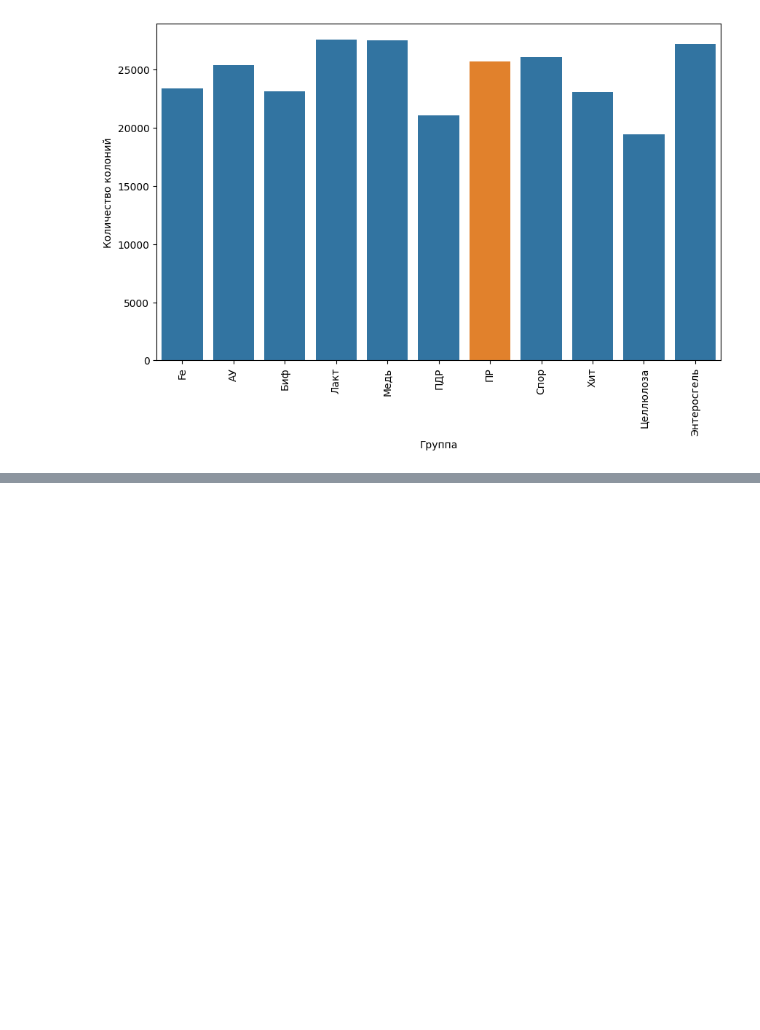
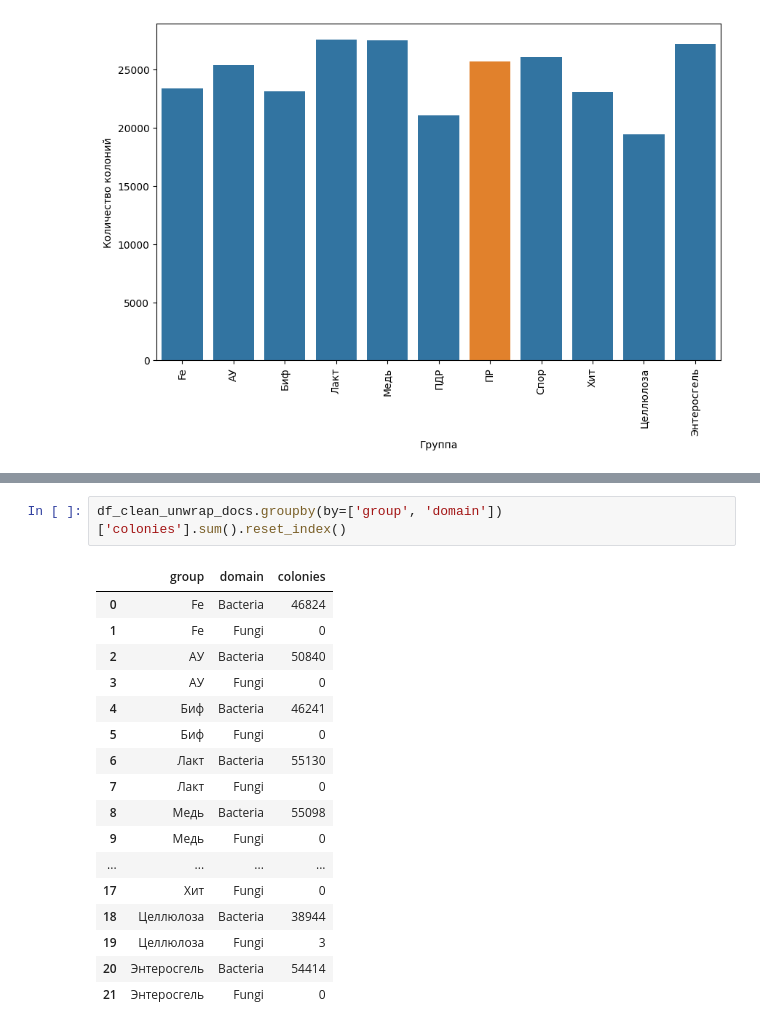
Before and after one commit to innominity/nanomaterials-2025, a Jupyter notebook: src/notebooks/data_analysis.ipynb, the cells around one changed output, grey strips where cells are left out. Cells and saved outputs as stored; diff of their text form; blank space fills up the shorter version.

```diff
--- a/src/notebooks/data_analysis.ipynb
+++ b/src/notebooks/data_analysis.ipynb
@@ -181,0 +228,20 @@ dtype: float64
+# %%
+df_clean_unwrap_docs.groupby(by=['group', 'domain'])['colonies'].sum().reset_index()
+# %% [output]
+|  | group | domain | colonies |
+| 0 | Fe | Bacteria | 46824 |
+| 1 | Fe | Fungi | 0 |
+| 2 | АУ | Bacteria | 50840 |
+| 3 | АУ | Fungi | 0 |
+| 4 | Биф | Bacteria | 46241 |
+| 5 | Биф | Fungi | 0 |
+| 6 | Лакт | Bacteria | 55130 |
+| 7 | Лакт | Fungi | 0 |
+| 8 | Медь | Bacteria | 55098 |
+| 9 | Медь | Fungi | 0 |
+| ... | ... | ... | ... |
+| 17 | Хит | Fungi | 0 |
+| 18 | Целлюлоза | Bacteria | 38944 |
+| 19 | Целлюлоза | Fungi | 3 |
+| 20 | Энтеросгель | Bacteria | 54414 |
+| 21 | Энтеросгель | Fungi | 0 |
```
Also changed, not shown: parts of 13 cells of this notebook.
